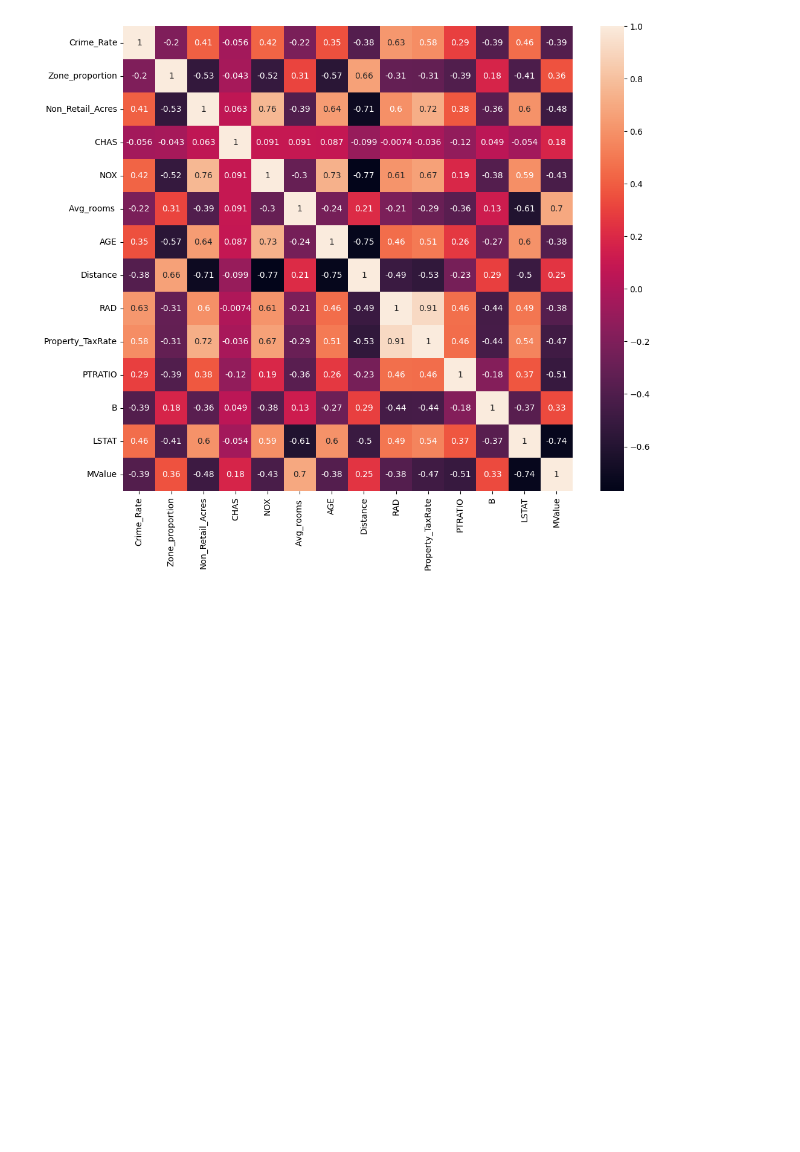
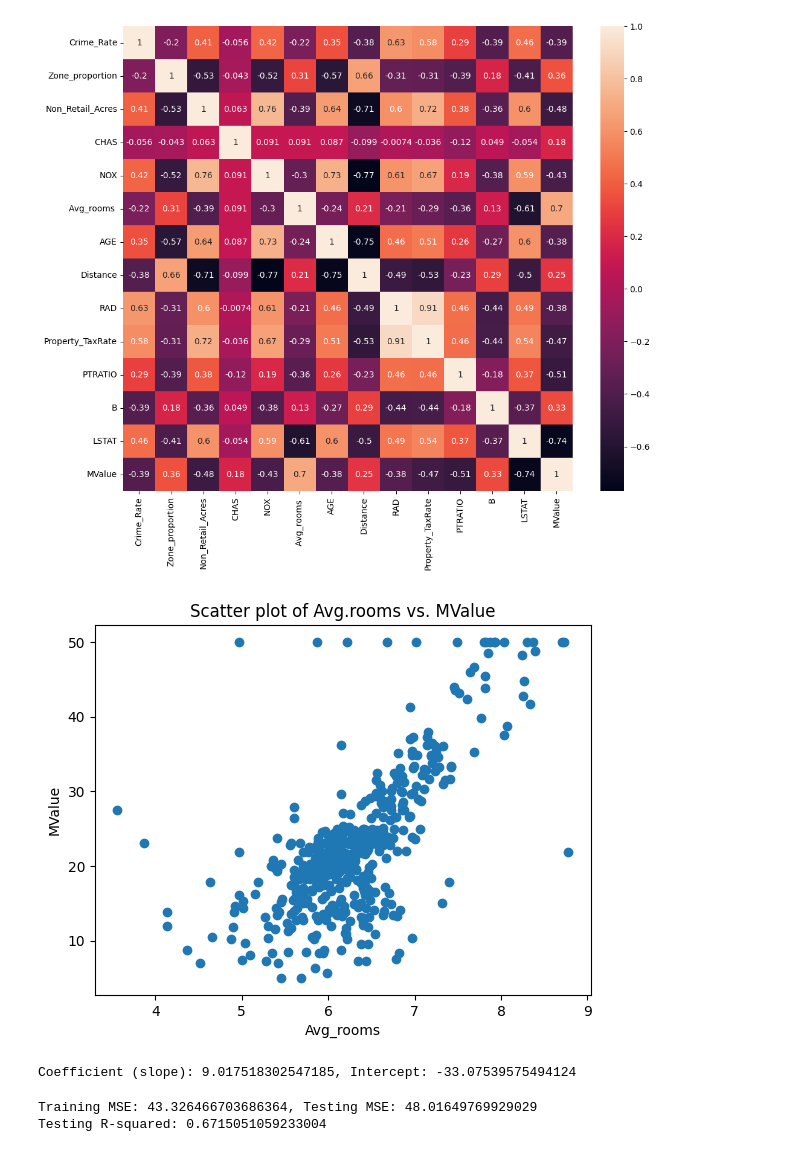
Before and after one commit to SanjayS2348553/TRIMESTER-2, a Jupyter notebook: 2348553_Lab1.ipynb, the cells around one changed output. Drawn from its saved outputs; the diff is of its cells as text; code cells hidden in the pictures; blank space fills up the shorter version.

```diff
--- a/2348553_Lab1.ipynb
+++ b/2348553_Lab1.ipynb
@@ -97,3 +97,16 @@ sns.heatmap(df.corr(), annot =True)
 # %% [output]
 <Axes: >
 [figure]
+# %%
+#loading the predictor and target variable values
+X=df.iloc[:, 5]
+y=df.iloc[:, -1]
+# %%
+#scatter plot to visualize the association between the predictor and target variable
+plt.scatter(X,y)
+plt.title('Scatter plot of Avg.rooms vs. MValue')
+plt.xlabel('Avg_rooms')
+plt.ylabel('MValue')
+plt.show()
+# %% [output]
+[figure, added]
@@ -99,0 +130,5 @@ sns.heatmap(df.corr(), annot =True)
+# %%
+#Coefficient and Intercept values
+print(f'Coefficient (slope): {slope}, Intercept: {intercept}')
+# %% [output]
+Coefficient (slope): 9.017518302547185, Intercept: -33.07539575494124
@@ -99,0 +145,11 @@ sns.heatmap(df.corr(), annot =True)
+# %%
+#calculate R-squared
+ssr = np.sum((y_test_pred - np.mean(y_test))**2)
+sst=np.sum((y_test - np.mean(y_test))**2)
+r2_test=ssr/sst
+
+print(f'Training MSE: {mse_train}, Testing MSE: {mse_test}')
+print(f'Testing R-squared: {r2_test}')
+# %% [output]
+Training MSE: 43.326466703686364, Testing MSE: 48.01649769929029
+Testing R-squared: 0.6715051059233004
```
Also changed, not shown: parts of 7 cells of this notebook.
